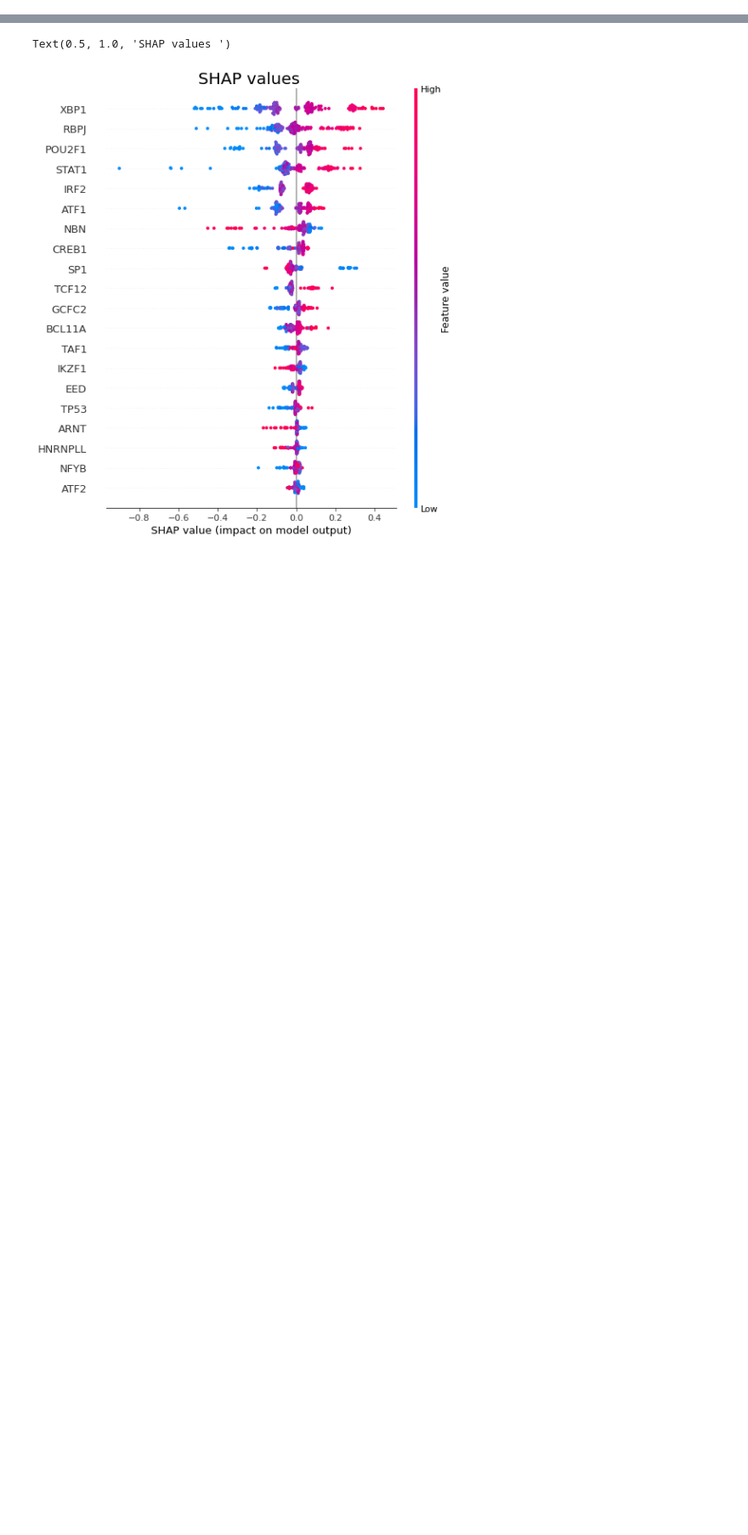
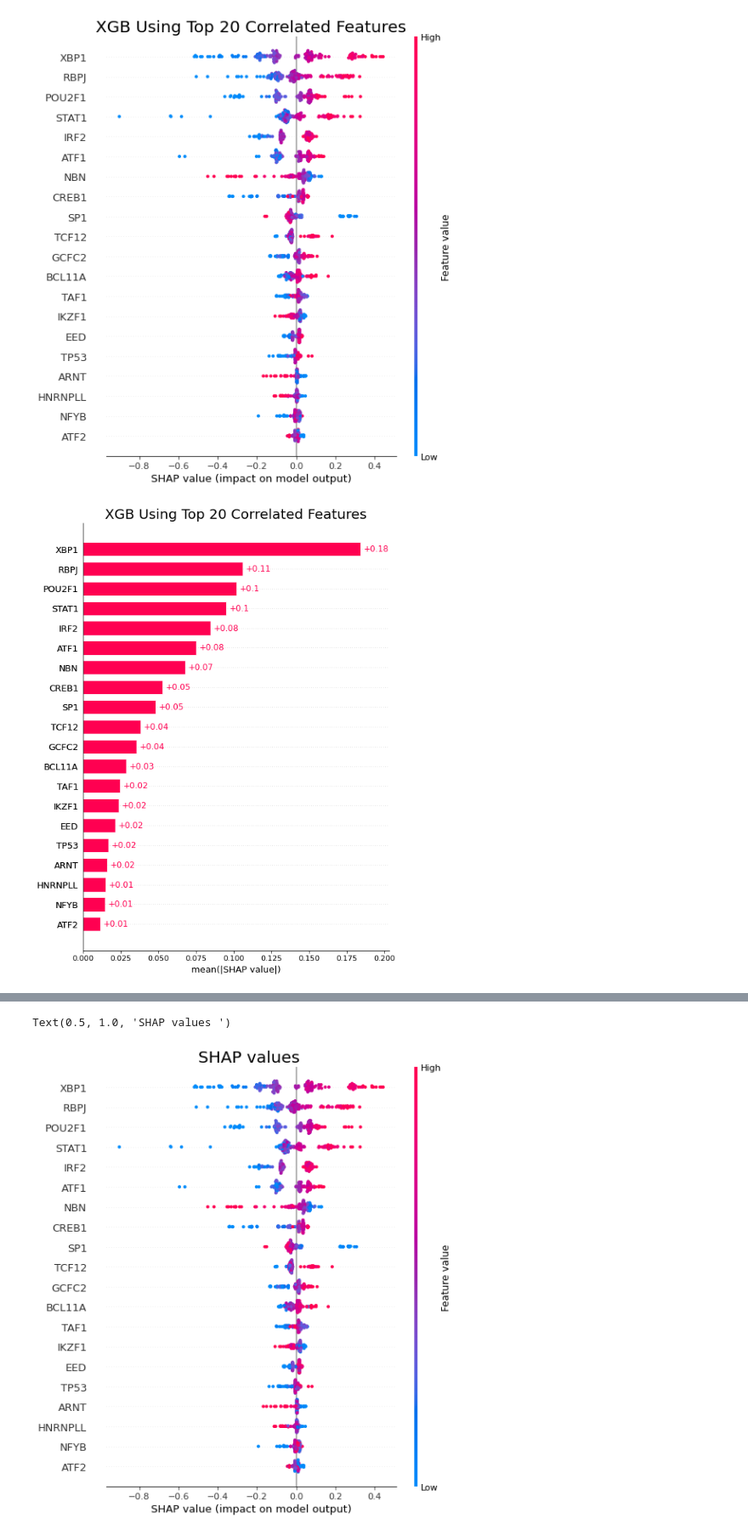
Before and after one commit to vishesh-sarinDXB/CD38_Predictor, a Jupyter notebook: notebooks/3-vs-model-explainability-with-shap.ipynb, the cells around one changed output, grey strips where cells are left out. Shown at 85% size. Cells and saved outputs as stored; diff of their text form; code cells hidden in the pictures; blank space fills up the shorter version.

Commit message:
Used shap function written in helper script to make shap summary plots for each model

```diff
--- a/notebooks/3-vs-model-explainability-with-shap.ipynb
+++ b/notebooks/3-vs-model-explainability-with-shap.ipynb
@@ -19,0 +10,6 @@ explainer = shap.Explainer(xgb_t20_corr)
+# %%
+#corrxgb
+shapPlots("../models/XGB_TOP20_CORR_PARAMS", "XGB Using Top 20 Correlated Features", X_test_corr)
+# %% [output]
+[figure, added]
+[figure, added]
```
Also changed, not shown: parts of 13 cells of this notebook, 13 other files.
